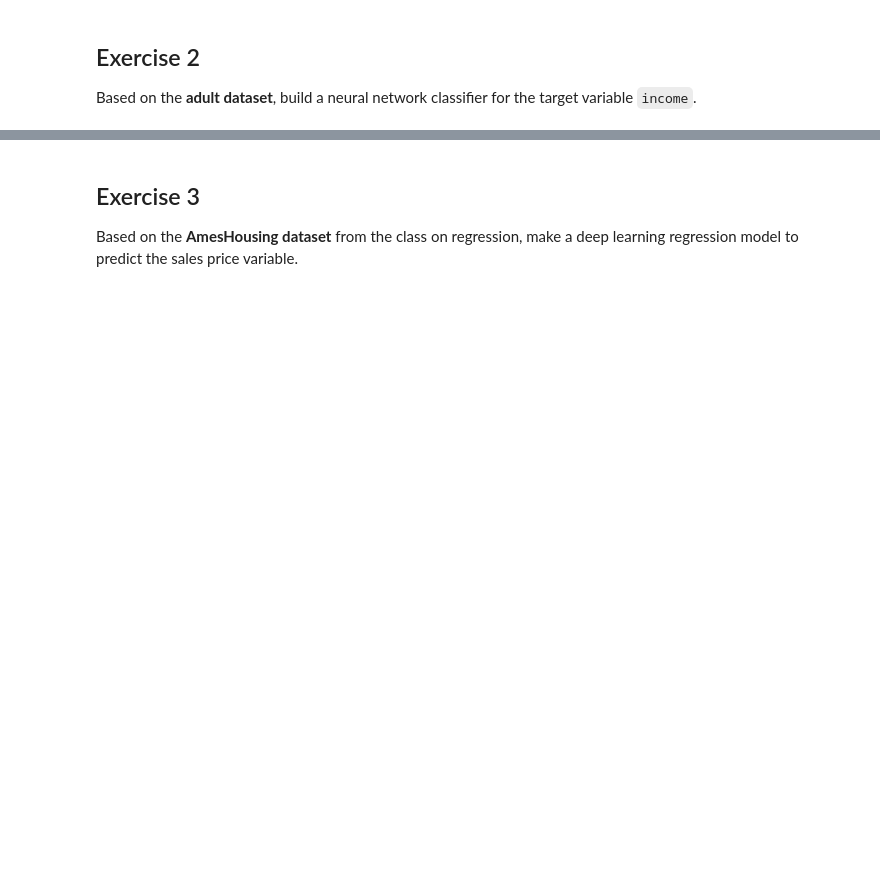
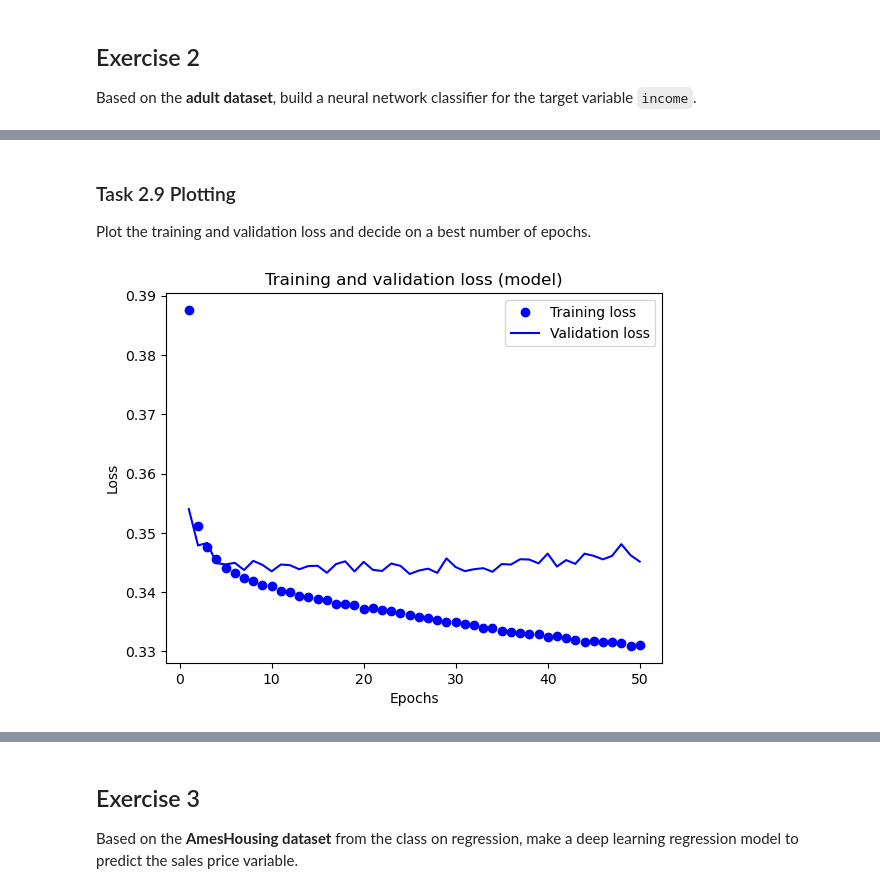
Before and after one commit to hsahmad112/DataAndThingsW2025, a Jupyter notebook: exercise_15.ipynb, the cells around one changed output, grey strips where cells are left out. Saved outputs shown, nothing was run; the diff lists cells and outputs as text; code cells hidden in the pictures; blank space fills up the shorter version.

```diff
--- a/exercise_15.ipynb
+++ b/exercise_15.ipynb
@@ -241,0 +268,2 @@ Based on the **adult dataset**, build a neural network classifier for the target
+# %%
+X_train, X_test, y_train, y_test = train_test_split(X, y, test_size=0.2, random_state=45)
@@ -241,0 +283,11 @@ Based on the **adult dataset**, build a neural network classifier for the target
+# %%
+X_train = X_train.astype(np.float32)
+X_test = X_test.astype(np.float32)
+y_train = y_train.astype(np.float32)
+y_test = y_test.astype(np.float32)
+
+
+X_train = X_train.values
+X_test = X_test.values
+y_train = y_train.values
+y_test = y_test.values
@@ -241,0 +296,10 @@ Based on the **adult dataset**, build a neural network classifier for the target
+# %%
+model = keras.Sequential([
+    layers.Dense(16, activation='relu'),
+    layers.Dense(16, activation='relu'),
+    layers.Dense(1, activation='sigmoid')
+])
+
+model.compile(optimizer="rmsprop",
+              loss="binary_crossentropy",
+              metrics=["accuracy"])
@@ -241,0 +309,6 @@ Based on the **adult dataset**, build a neural network classifier for the target
+# %%
+partial_history = model.fit(X_train,
+                     y_train,
+                     epochs = 50,
+                     batch_size=64,
+                     validation_split=0.2)
@@ -241,0 +333,18 @@ Based on the **adult dataset**, build a neural network classifier for the target
+# %% [markdown]
+### Task 2.9 Plotting
+Plot the training and validation loss and decide on a best number of epochs.
+# %%
+import matplotlib.pyplot as plt
+history_dict = partial_history.history
+loss_values = history_dict["loss"]
+val_loss_values = history_dict["val_loss"]
+epochs = range(1, len(loss_values) + 1)
+plt.plot(epochs, loss_values, "bo", label="Training loss")
+plt.plot(epochs, val_loss_values, "b", label="Validation loss")
+plt.title("Training and validation loss (model)")
+plt.xlabel("Epochs")
+plt.ylabel("Loss")
+plt.legend()
+plt.show()
+# %% [output]
+[figure, added]
```
Also changed, not shown: parts of 45 cells of this notebook, 2 other files.
